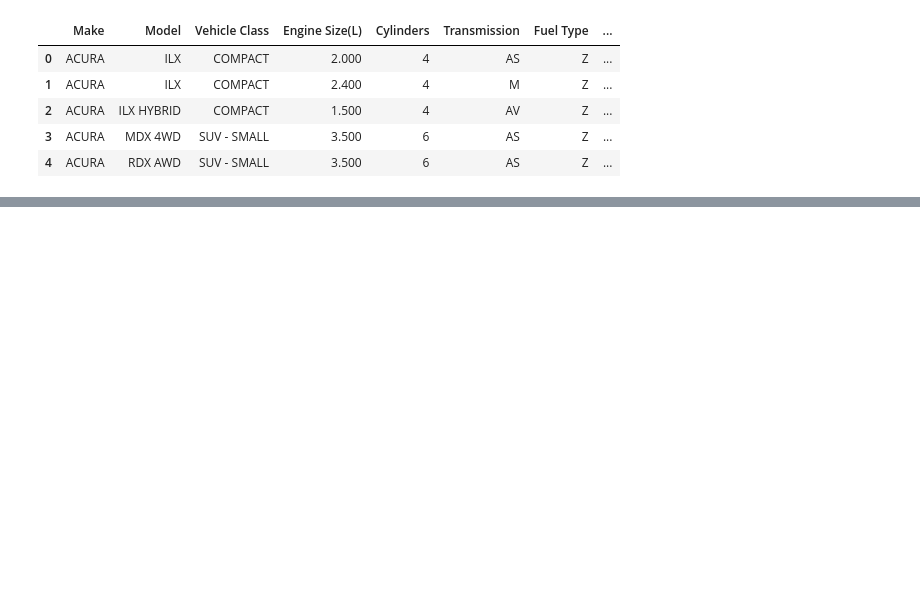
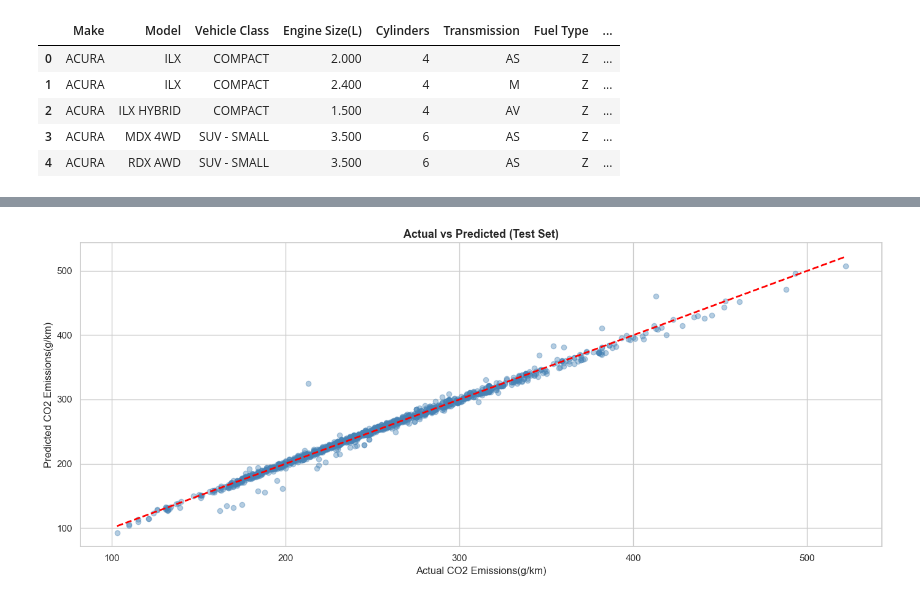
Before and after one commit to pulastaya-data/ML-Algorithms, a Jupyter notebook: Notebooks/2. Multiple_Linear_Regression.ipynb, the cells around one changed output, grey strips where cells are left out. Drawn from its saved outputs; the diff is of its cells as text; code cells hidden in the pictures; blank space fills up the shorter version.

Commit message:
MLR Model Training

```diff
--- a/Notebooks/2. Multiple_Linear_Regression.ipynb
+++ b/Notebooks/2. Multiple_Linear_Regression.ipynb
@@ -473,0 +552,4 @@ df.head()
+# %%
+X_train, X_test, y_train, y_test = train_test_split(X, y, test_size=0.2, random_state=42)
+
+print("Train shape:", X_train.shape, "| Test shape:", X_test.shape)
@@ -473,0 +558,5 @@ df.head()
+# %%
+scaler = StandardScaler()
+
+X_train_scaled = pd.DataFrame(scaler.fit_transform(X_train), columns=X_train.columns, index=X_train.index)
+X_test_scaled = pd.DataFrame(scaler.transform(X_test), columns=X_test.columns, index=X_test.index)
@@ -473,0 +579,6 @@ df.head()
+# %%
+model = LinearRegression()
+model.fit(X_train_scaled, y_train)
+
+print("Model trained.")
+print("Intercept:", round(model.intercept_, 3))
@@ -473,0 +588,17 @@ df.head()
+# %%
+def evaluate(y_true, y_pred, label):
+    mae = mean_absolute_error(y_true, y_pred)
+    rmse = np.sqrt(mean_squared_error(y_true, y_pred))
+    r2 = r2_score(y_true, y_pred)
+    print(f"--- {label} ---")
+    print(f"MAE  : {mae:.3f}")
+    print(f"RMSE : {rmse:.3f}")
+    print(f"R2   : {r2:.4f}")
+    print()
+    return mae, rmse, r2
+
+y_train_pred = model.predict(X_train_scaled)
+y_test_pred = model.predict(X_test_scaled)
+
+train_metrics = evaluate(y_train, y_train_pred, "Train Set")
+test_metrics = evaluate(y_test, y_test_pred, "Test Set")
@@ -473,0 +615,14 @@ df.head()
+# %%
+plt.figure(figsize=(14, 6))
+
+plt.scatter(y_test, y_test_pred, alpha=0.4, color='steelblue')
+plt.plot([y_test.min(), y_test.max()], [y_test.min(), y_test.max()], 'r--', lw=2)
+plt.xlabel('Actual CO2 Emissions(g/km)')
+plt.ylabel('Predicted CO2 Emissions(g/km)')
+plt.title('Actual vs Predicted (Test Set)')
+
+
+plt.tight_layout()
+plt.show()
+# %% [output]
+[figure, added]
```
Also changed, not shown: parts of 14 cells of this notebook.
